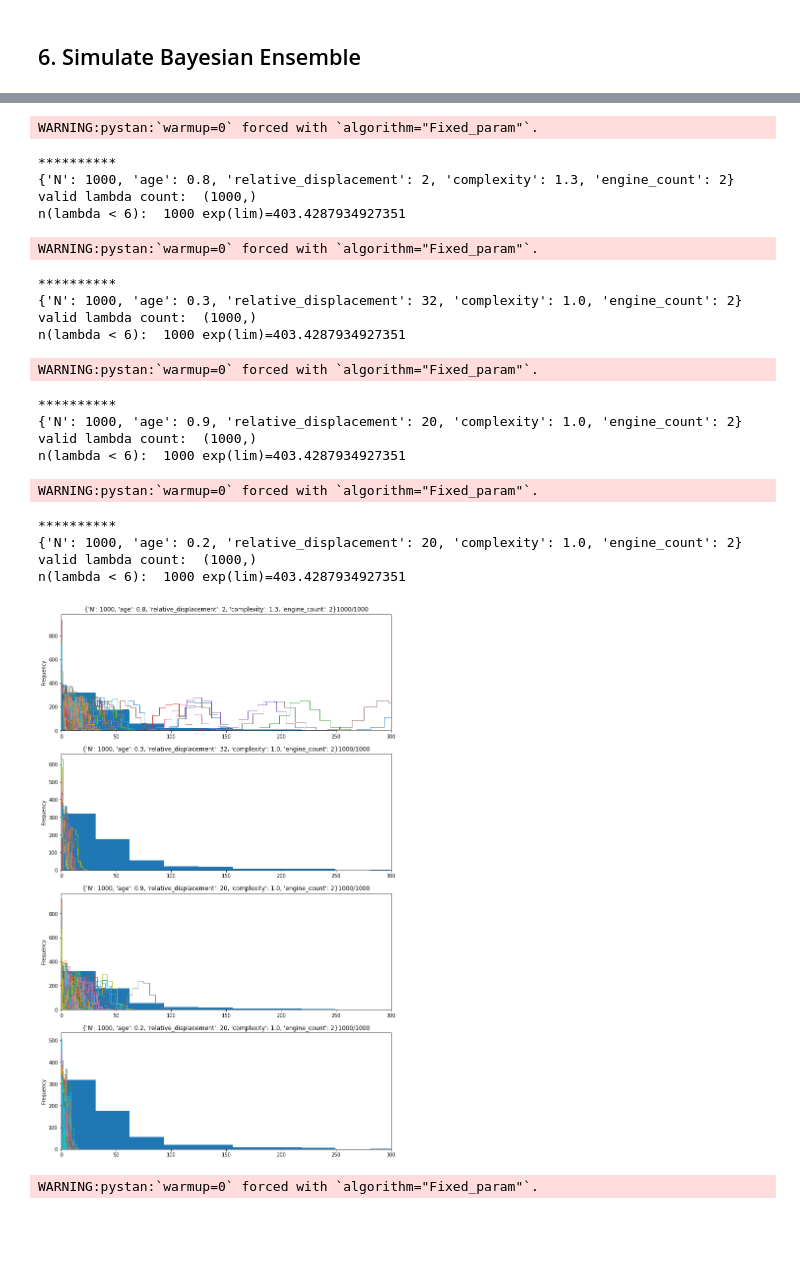
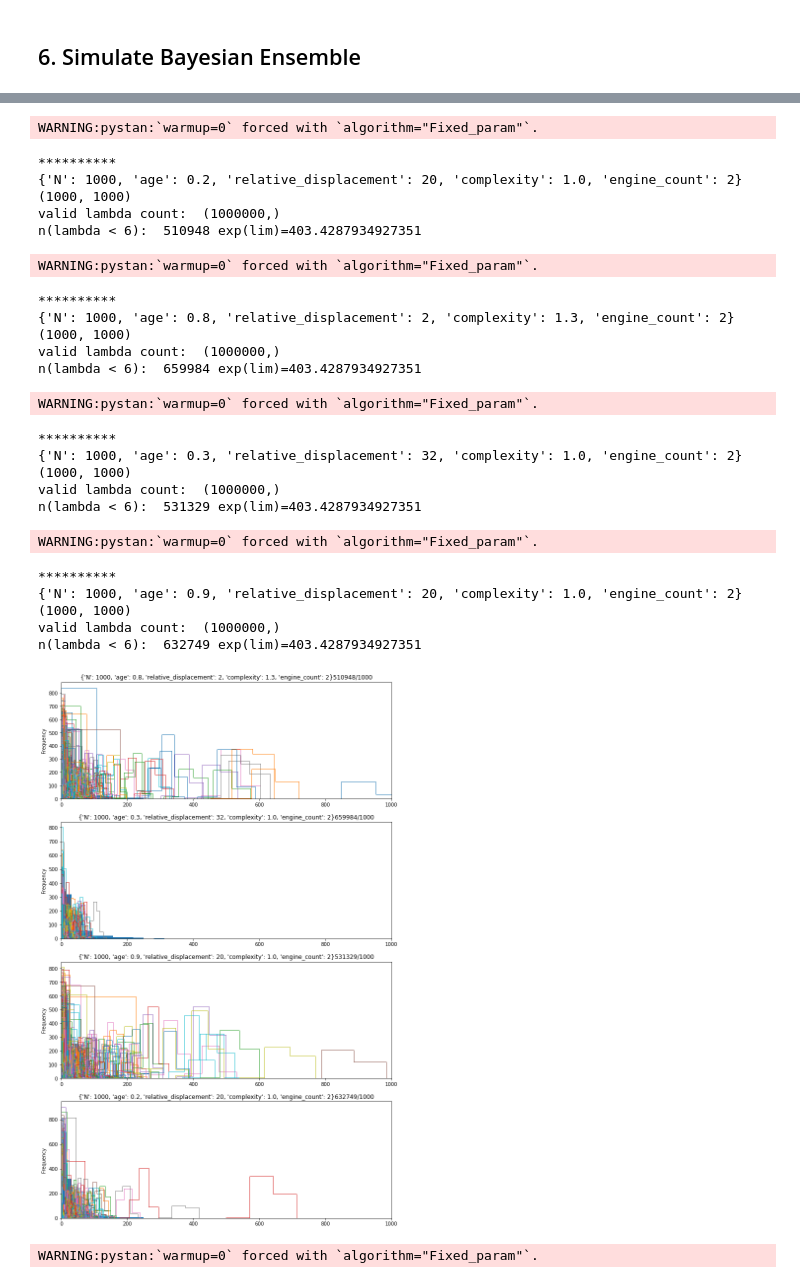
Before and after one commit to hyunjimoon/defense-reliability, a Jupyter notebook: poisson/workflow.ipynb, the cells around one changed output, grey strips where cells are left out. Cells and saved outputs as stored; diff of their text form; code cells hidden in the pictures; blank space fills up the shorter version.

```diff
--- a/poisson/workflow.ipynb
+++ b/poisson/workflow.ipynb
@@ -564,51 +560,56 @@ fig, ax = plt.subplots(4, figsize=(12,20))
 lim = 6
 for n,test in enumerate(test_sets):
     print("*" * 10)
+    print(simu_data)
     simu_data = {
         "N" : N,
         "age" : test["age"],
         "relative_displacement" : test["displacement"],
         "complexity" : test["complexity"],
         "engine_count" : test["engine_count"],
     }
+    simu_ensemble_fit = simu_ensemble_model.sampling(iter=R, algorithm="Fixed_param", chains=1, data=simu_data)
+    simu_lambdas = simu_ensemble_fit.extract(pars=["lambda"])["lambda"]
+    print(simu_lambdas.shape)
+    simu_ys = simu_ensemble_fit.extract(pars=["y"])["y"]
     ax[n].set_title(str(simu_data) + f"{str(np.sum(simu_lambdas[~np.isnan(simu_lambdas)] < lim))}/{N}")
-    ax[n].set_xlim(0, 300)
-    print(simu_data)
-    simu_ensemble_fit = simu_ensemble_model.sampling(iter=R, algorithm="Fixed_param", chains=1, data=simu_data)
+    ax[n].set_xlim(0, 1000)
 
-    simu_lambdas = simu_ensemble_fit.extract(pars=["lambda"])["lambda"]
-    simu_ys = simu_ensemble_fit.extract(pars=["y"])["y"]
 
     print("valid lambda count: ",simu_lambdas[~np.isnan(simu_lambdas)].shape)
 
     print(f"n(lambda < {lim}): ",np.sum(simu_lambdas[~np.isnan(simu_lambdas)] < lim), f"exp(lim)={np.exp(lim)}")
     #pd.Series(y_data[np.logical_and(ship_age_data == simu_data["age"], relative_displacement_data == simu_data["relative_displacement"], ship_complexity_data==simu_data["complexity"])]).plot.hist(ax=ax[n])
     pd.Series(y_data).plot.hist(ax=ax[n], histtype="bar")
     for x in range(400):
         pd.Series(simu_ys[x]).plot.hist(ax=ax[n], histtype="step")
         pass
 # %% [output]
 WARNING:pystan:`warmup=0` forced with `algorithm="Fixed_param"`.
 **********
-{'N': 1000, 'age': 0.8, 'relative_displacement': 2, 'complexity': 1.3, 'engine_count': 2}
-valid lambda count:  (1000,)
-n(lambda < 6):  1000 exp(lim)=403.4287934927351
+{'N': 1000, 'age': 0.2, 'relative_displacement': 20, 'complexity': 1.0, 'engine_count': 2}
+(1000, 1000)
+valid lambda count:  (1000000,)
+n(lambda < 6):  510948 exp(lim)=403.4287934927351
 WARNING:pystan:`warmup=0` forced with `algorithm="Fixed_param"`.
 **********
-{'N': 1000, 'age': 0.3, 'relative_displacement': 32, 'complexity': 1.0, 'engine_count': 2}
-valid lambda count:  (1000,)
-n(lambda < 6):  1000 exp(lim)=403.4287934927351
+{'N': 1000, 'age': 0.8, 'relative_displacement': 2, 'complexity': 1.3, 'engine_count': 2}
+(1000, 1000)
+valid lambda count:  (1000000,)
+n(lambda < 6):  659984 exp(lim)=403.4287934927351
 WARNING:pystan:`warmup=0` forced with `algorithm="Fixed_param"`.
 **********
-{'N': 1000, 'age': 0.9, 'relative_displacement': 20, 'complexity': 1.0, 'engine_count': 2}
-valid lambda count:  (1000,)
-n(lambda < 6):  1000 exp(lim)=403.4287934927351
+{'N': 1000, 'age': 0.3, 'relative_displacement': 32, 'complexity': 1.0, 'engine_count': 2}
+(1000, 1000)
+valid lambda count:  (1000000,)
+n(lambda < 6):  531329 exp(lim)=403.4287934927351
 WARNING:pystan:`warmup=0` forced with `algorithm="Fixed_param"`.
 **********
-{'N': 1000, 'age': 0.2, 'relative_displacement': 20, 'complexity': 1.0, 'engine_count': 2}
-valid lambda count:  (1000,)
-n(lambda < 6):  1000 exp(lim)=403.4287934927351
+{'N': 1000, 'age': 0.9, 'relative_displacement': 20, 'complexity': 1.0, 'engine_count': 2}
+(1000, 1000)
+valid lambda count:  (1000000,)
+n(lambda < 6):  632749 exp(lim)=403.4287934927351
-[figure, old version]
+[figure, new version]
 # %%
 R = 1000
 N = 1000
```
Also changed, not shown: parts of 13 cells of this notebook, 3 other files.
